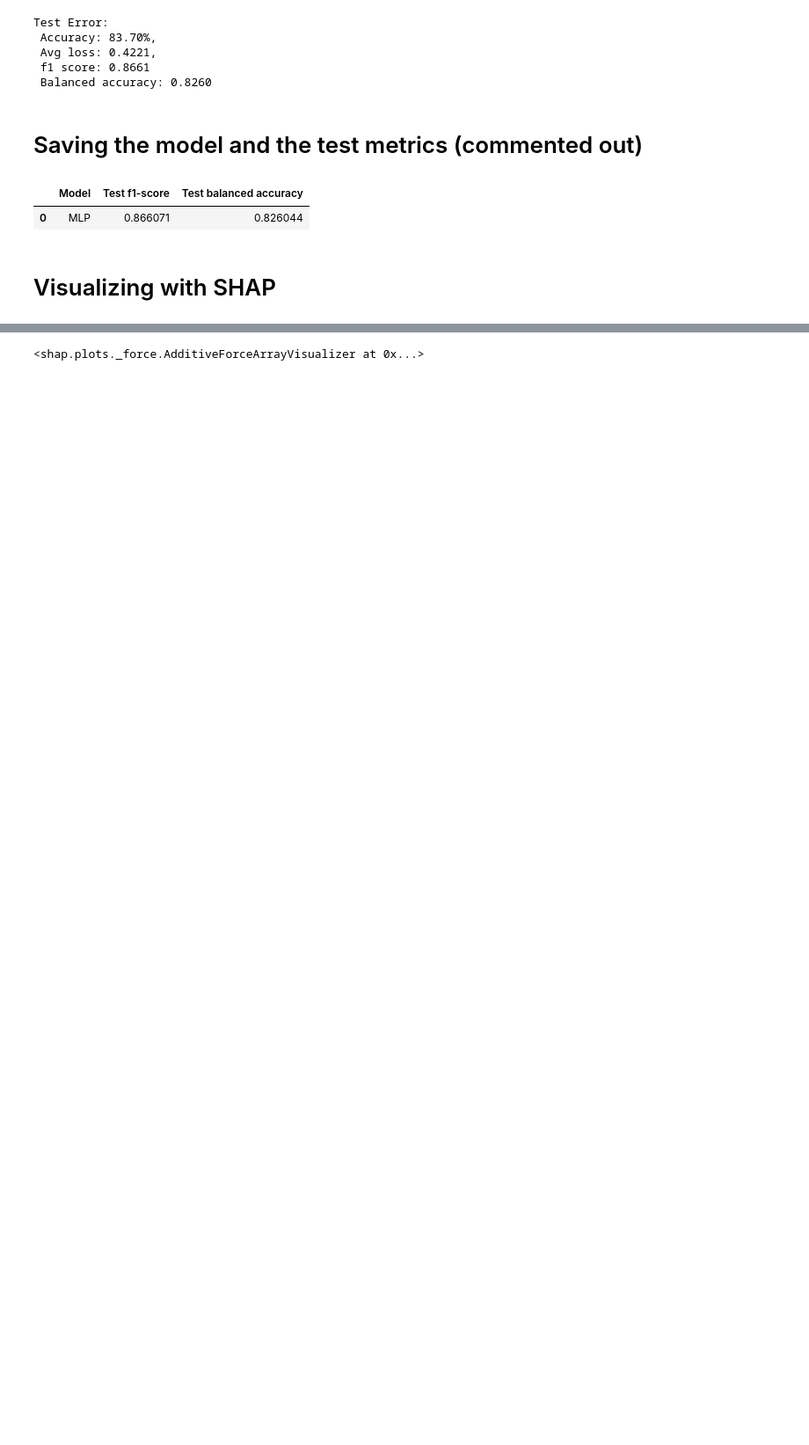
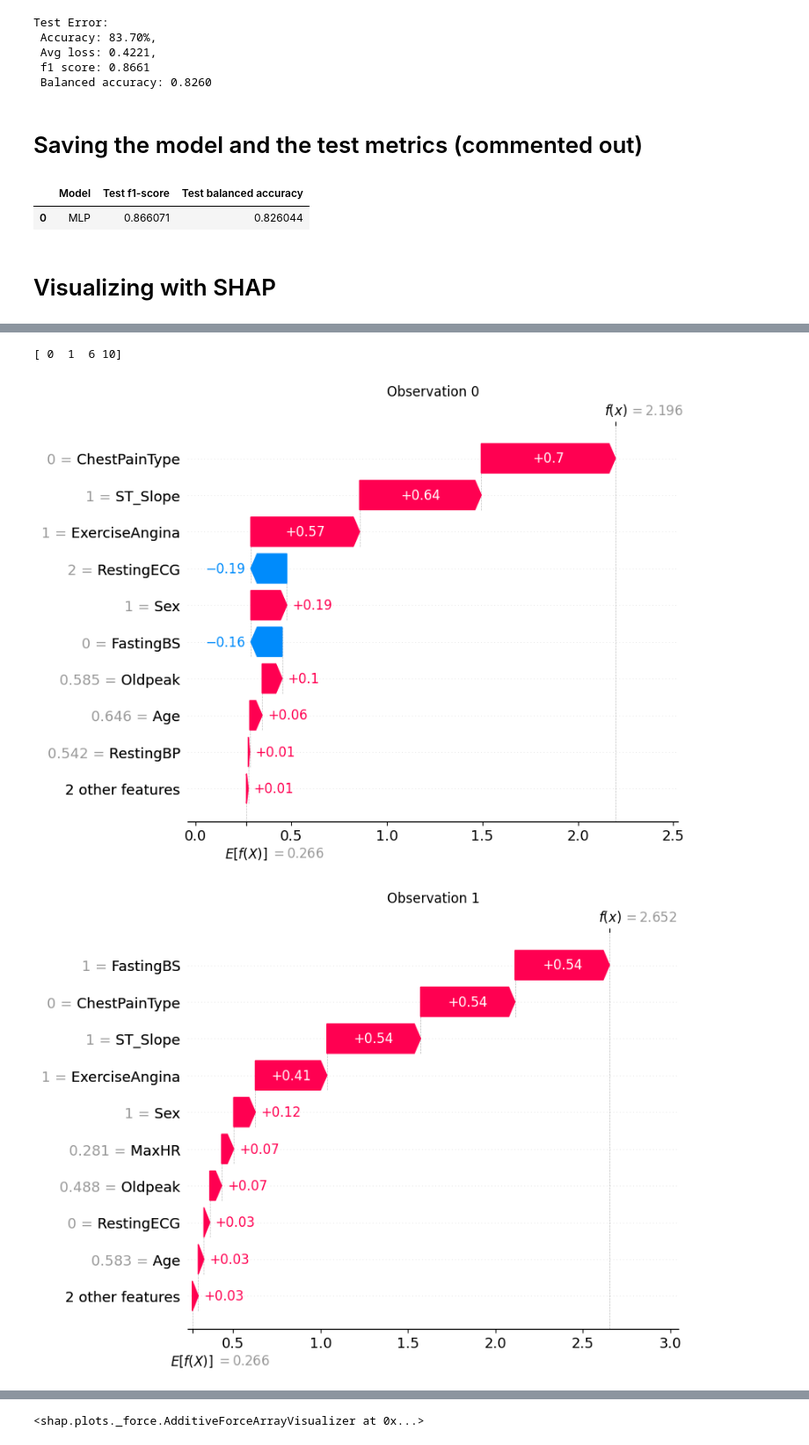
Before and after one commit to olivermarketos/Interpretability_and_Explainability, a Jupyter notebook: p1/3_multi-layer_perceptrons.ipynb, the cells around one changed output, grey strips where cells are left out. Shown at 88% size. Saved outputs shown, nothing was run; the diff lists cells and outputs as text; code cells hidden in the pictures; blank space fills up the shorter version.

Commit message:
Updating shap plots

```diff
--- a/p1/3_multi-layer_perceptrons.ipynb
+++ b/p1/3_multi-layer_perceptrons.ipynb
@@ -33,6 +33,7 @@ set_seed(SEED)
 # Creating variables to store numerical and categorical feature names
 numerical_vars = ['Age', 'RestingBP', 'Cholesterol', 'MaxHR', 'Oldpeak']
 categorical_vars = ['Sex', 'ChestPainType', 'RestingECG', 'ExerciseAngina', 'ST_Slope', 'HeartDisease', 'FastingBS']
+all_vars = ['Age', 'Sex', 'ChestPainType', 'RestingBP', 'Cholesterol', 'FastingBS', 'RestingECG', 'MaxHR', 'ExerciseAngina', 'Oldpeak', 'ST_Slope']
 # %%
 # Load the data
 df_train_val = pd.read_parquet('data/train_val.parquet')
@@ -273,0 +275,22 @@ shap.summary_plot(shap_values, df_test.drop("HeartDisease", axis=1))
+# %%
+# Getting 2-2 indices where the outcome was heart disease and non heart disease respectively
+indexes = np.where(y_test.numpy() == 1)[0][:2]
+indexes = np.append(indexes, np.where(y_test.numpy() == 0)[0][:2])
+print(indexes)
+# %% [output]
+[ 0  1  6 10]
+# %%
+for i in indexes:
+    explanation = shap.Explanation(
+        values=shap_values[i],
+        base_values=explainer.expected_value[0],
+        data=X_test[i].numpy(),
+        feature_names=all_vars
+    )
+    plt.title(f"Observation {i}")
+
+    shap.waterfall_plot(explanation)
+    plt.show()
+# %% [output]
+[figure, added]
+[figure, added]
```
Also changed, not shown: parts of 2 cells of this notebook.
